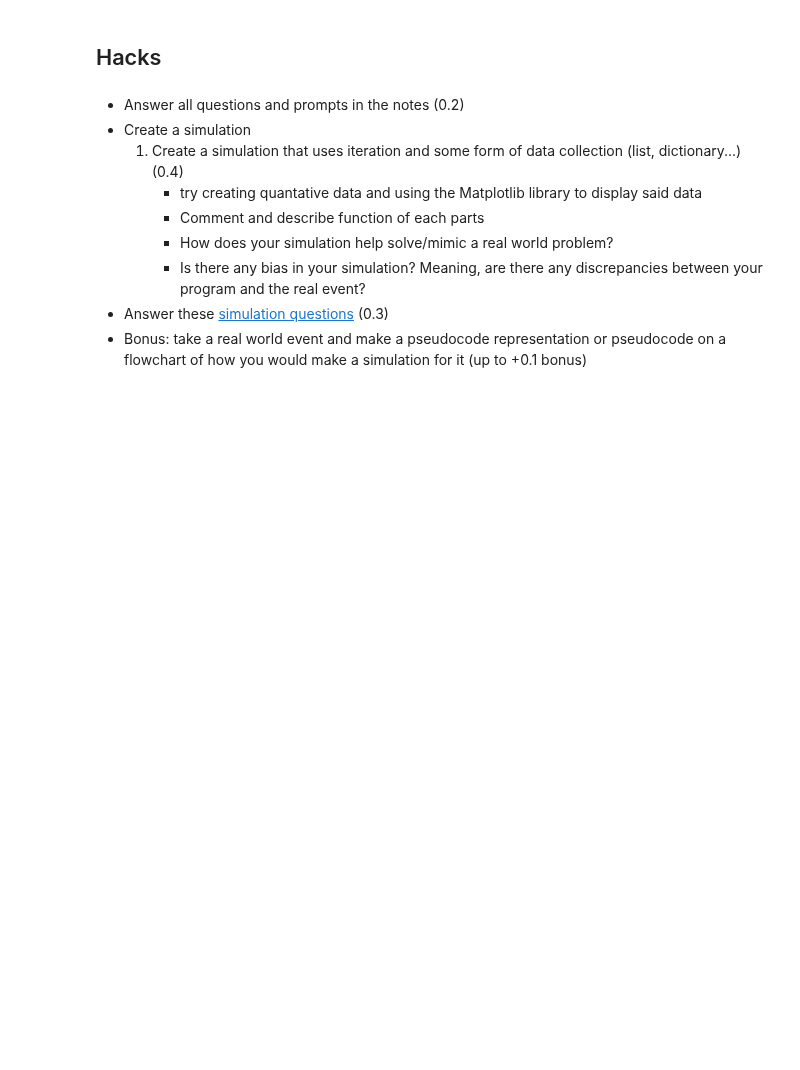
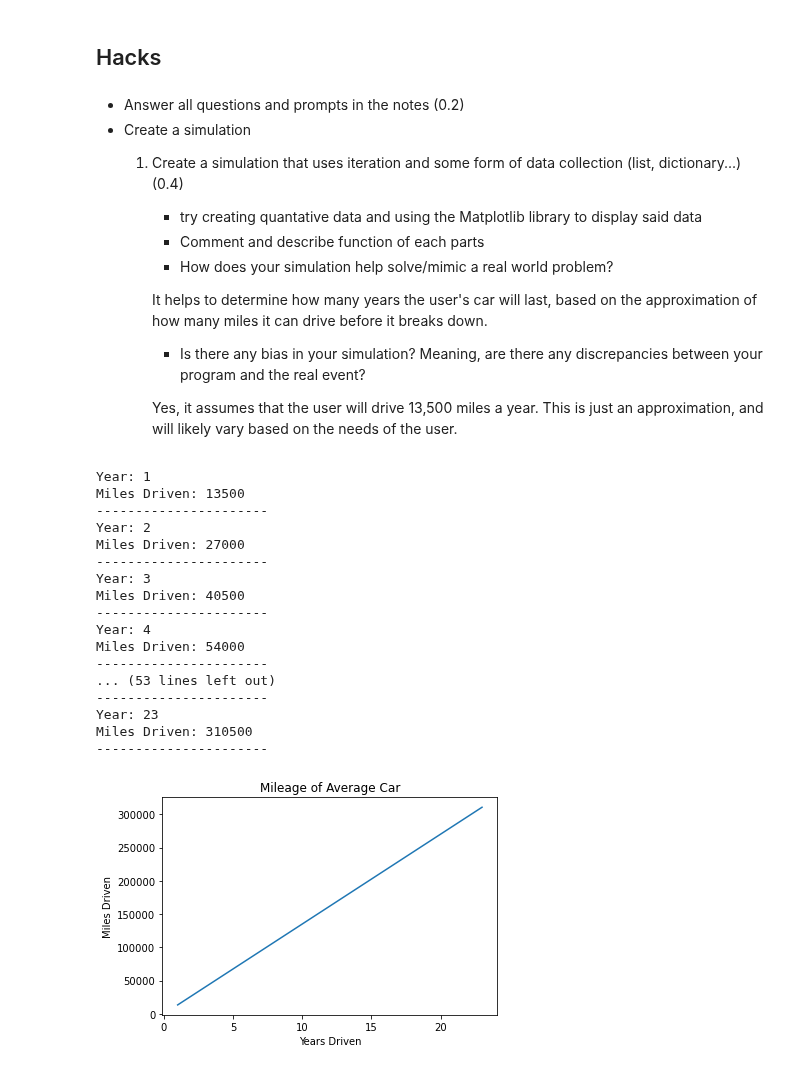
Before and after one commit to sanikasha/superFastPages, a Jupyter notebook: _notebooks/2023-04-25-P3M-Simulations.ipynb, the cells around one changed output. Saved outputs shown, nothing was run; the diff lists cells and outputs as text; code cells hidden in the pictures; blank space fills up the shorter version.

Commit message:
simulationsandmore

```diff
--- a/_notebooks/2023-04-25-P3M-Simulations.ipynb
+++ b/_notebooks/2023-04-25-P3M-Simulations.ipynb
@@ -256,6 +279,56 @@ How does this simulation have bias?
         - try creating quantative data and using the Matplotlib library to display said data
         - Comment and describe function of each parts
         - How does your simulation help solve/mimic a real world problem?
+
+        It helps to determine how many years the user's car will last, based on the approximation of how many miles it can drive before it breaks down.
+
         - Is there any bias in your simulation? Meaning, are there any discrepancies between your program and the real event?
-- Answer these [simulation questions](https://shruthim0.github.io/canada/2023/04/03/simulationsplanning2.html) (0.3)
-- Bonus: take a real world event and make a pseudocode representation or pseudocode on a flowchart of how you would make a simulation for it (up to +0.1 bonus)
+
+        Yes, it assumes that the user will drive 13,500 miles a year. This is just an approximation, and will likely vary based on the needs of the user.
+# %%
+import matplotlib.pyplot as plt # allows data to be displayed visually
+
+annualMiles = 13500 # amount of miles Americans drive each year
+breakPoint = int(input("How many miles can your car drive before breaking down?")) # amount of miles a well kept car will last for
+milesSF = 0 # initial miles
+yearsDrive = 0 # initial year amount
+
+years = []
+miles = []
+
+while milesSF < breakPoint: # while amount of miles is less than 300000
+    yearsDrive += 1 # each additional year
+    milesSF = annualMiles * yearsDrive # every year, 13500 more miles driven
+    # display data
+    print("Year:", yearsDrive)
+    print("Miles Driven:", milesSF)
+    print("----------------------")
+
+    years.append(yearsDrive)
+    miles.append(milesSF)
+
+# plot data
+plt.plot(years, miles)
+plt.xlabel('Years Driven')
+plt.ylabel('Miles Driven')
+plt.title('Mileage of Average Car')
+plt.show()
+# %% [output]
+Year: 1
+Miles Driven: 13500
+----------------------
+Year: 2
+Miles Driven: 27000
+----------------------
+Year: 3
+Miles Driven: 40500
+----------------------
+Year: 4
+Miles Driven: 54000
+----------------------
+... (53 lines left out)
+----------------------
+Year: 23
+Miles Driven: 310500
+----------------------
+[figure, added]
```
Also changed, not shown: parts of 15 cells of this notebook, 14 other files.
